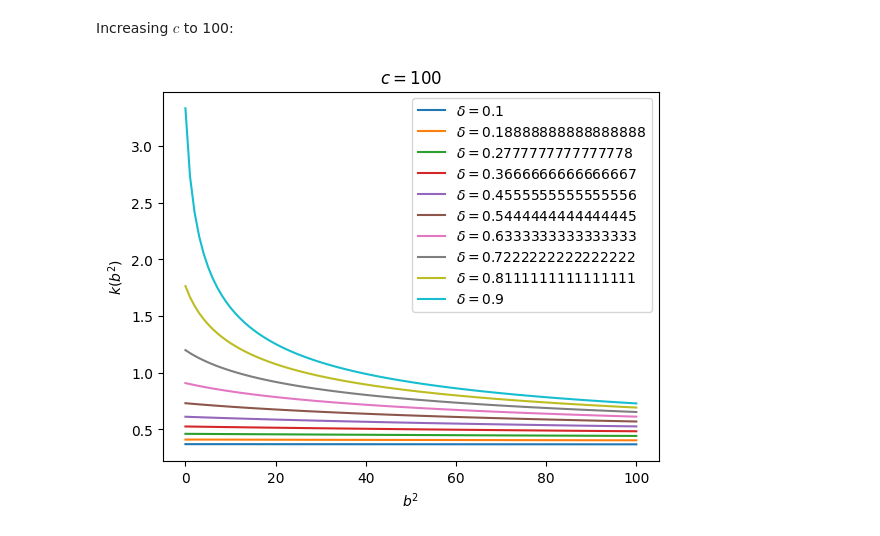
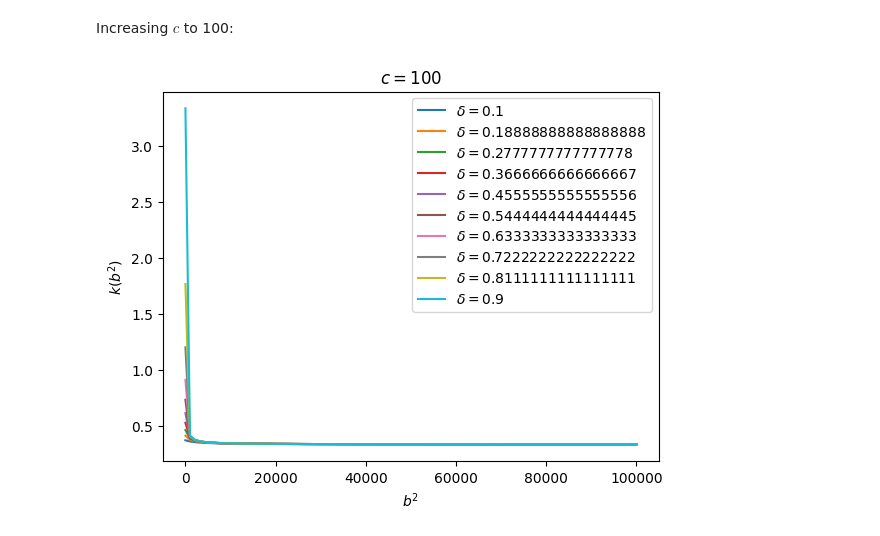
Before and after one commit to weiliubc/strategic_influencer_of_naive_agents, a Jupyter notebook: symbolic/scalar_riccati_plot.ipynb, the cells around one changed output. Saved outputs shown, nothing was run; the diff lists cells and outputs as text; code cells hidden in the pictures.

Commit message:
added extra plots

```diff
--- a/symbolic/scalar_riccati_plot.ipynb
+++ b/symbolic/scalar_riccati_plot.ipynb
@@ -91,6 +95,6 @@ plot_result(10, 100)
 # %% [markdown]
 Increasing $c$ to 100:
 # %%
-plot_result(100, 100)
+plot_result(100, 100000)
 # %% [output]
-[figure, old version]
+[figure, new version]
```
Also changed, not shown: parts of 4 cells of this notebook.
